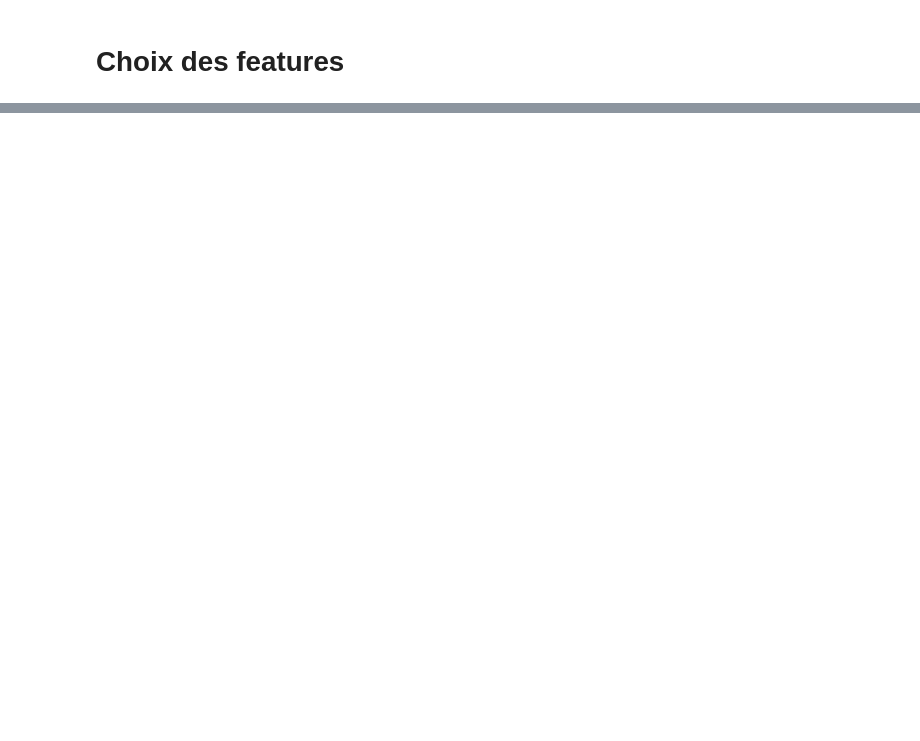
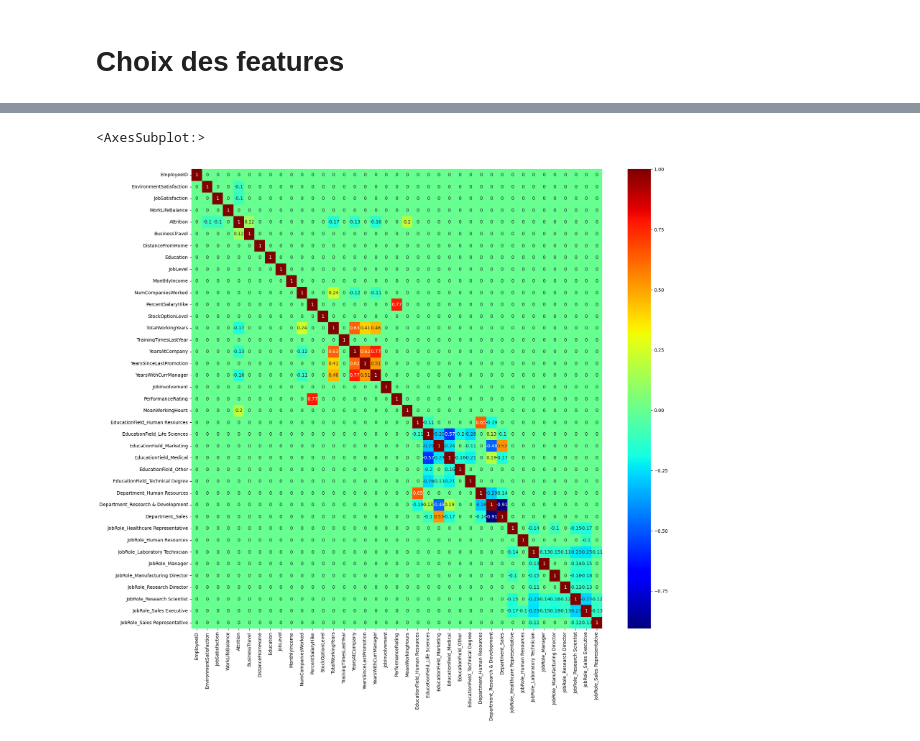
Before and after one commit to R1leMargoulin/Projet_ML_Human4You, a Jupyter notebook: Data_analysis.ipynb, the cells around one changed output, grey strips where cells are left out. Drawn from its saved outputs; the diff is of its cells as text; code cells hidden in the pictures; blank space fills up the shorter version.

```diff
--- a/Data_analysis.ipynb
+++ b/Data_analysis.ipynb
@@ -311,0 +309,11 @@ Name: Attrition, dtype: float64
+# %%
+for i in range(len(corr.columns)):
+    for j in range(len(corr.columns)):
+        if abs(corr.iloc[i, j]) < 0.1:
+            corr.iloc[i, j] = 0
+
+plt.figure(figsize=(20, 18))
+sns.heatmap(corr, annot=True, cmap=plt.get_cmap("jet"))
+# %% [output]
+<AxesSubplot:>
+[figure, added]
```
Also changed, not shown: parts of 5 cells of this notebook.
